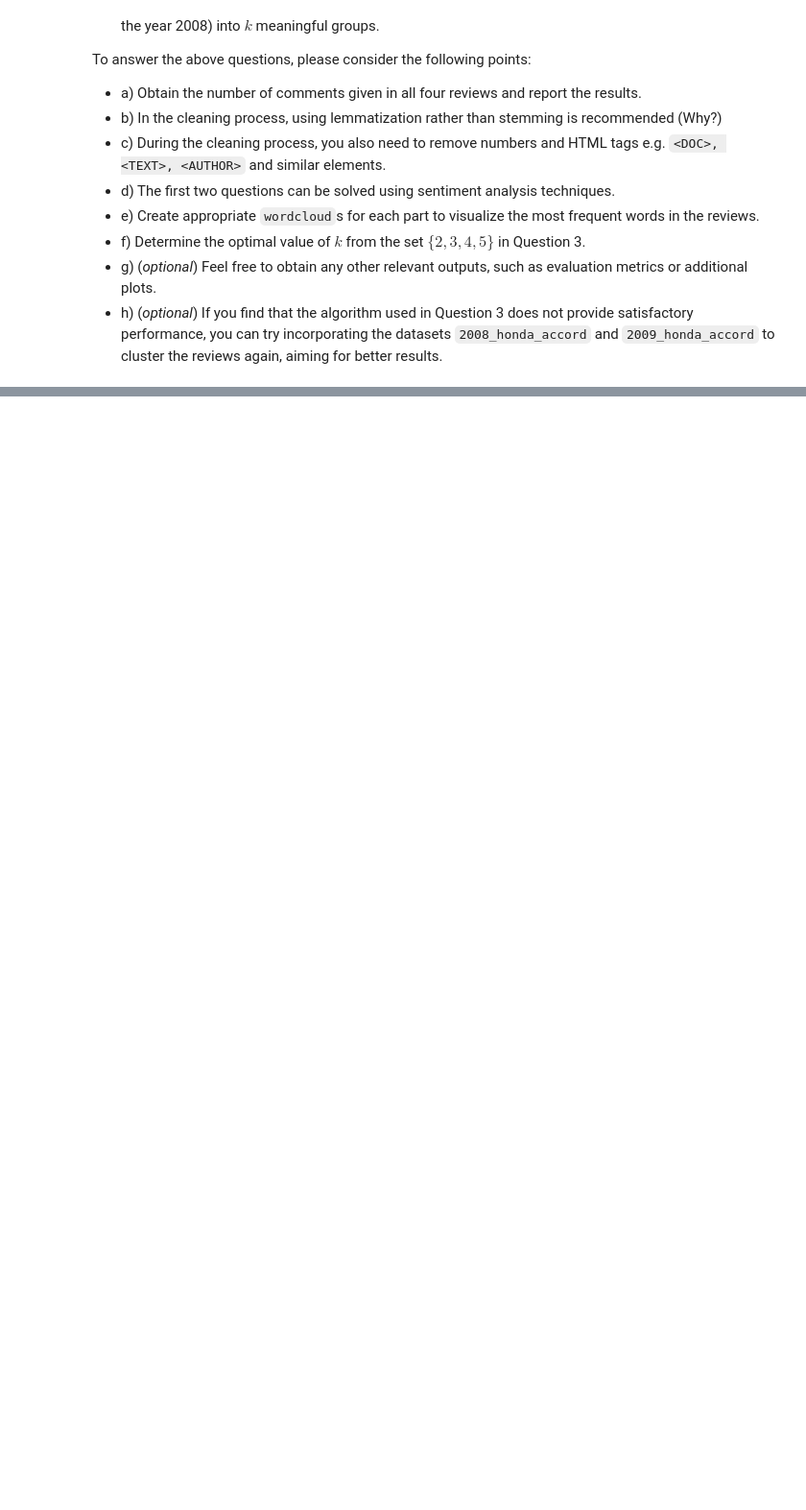
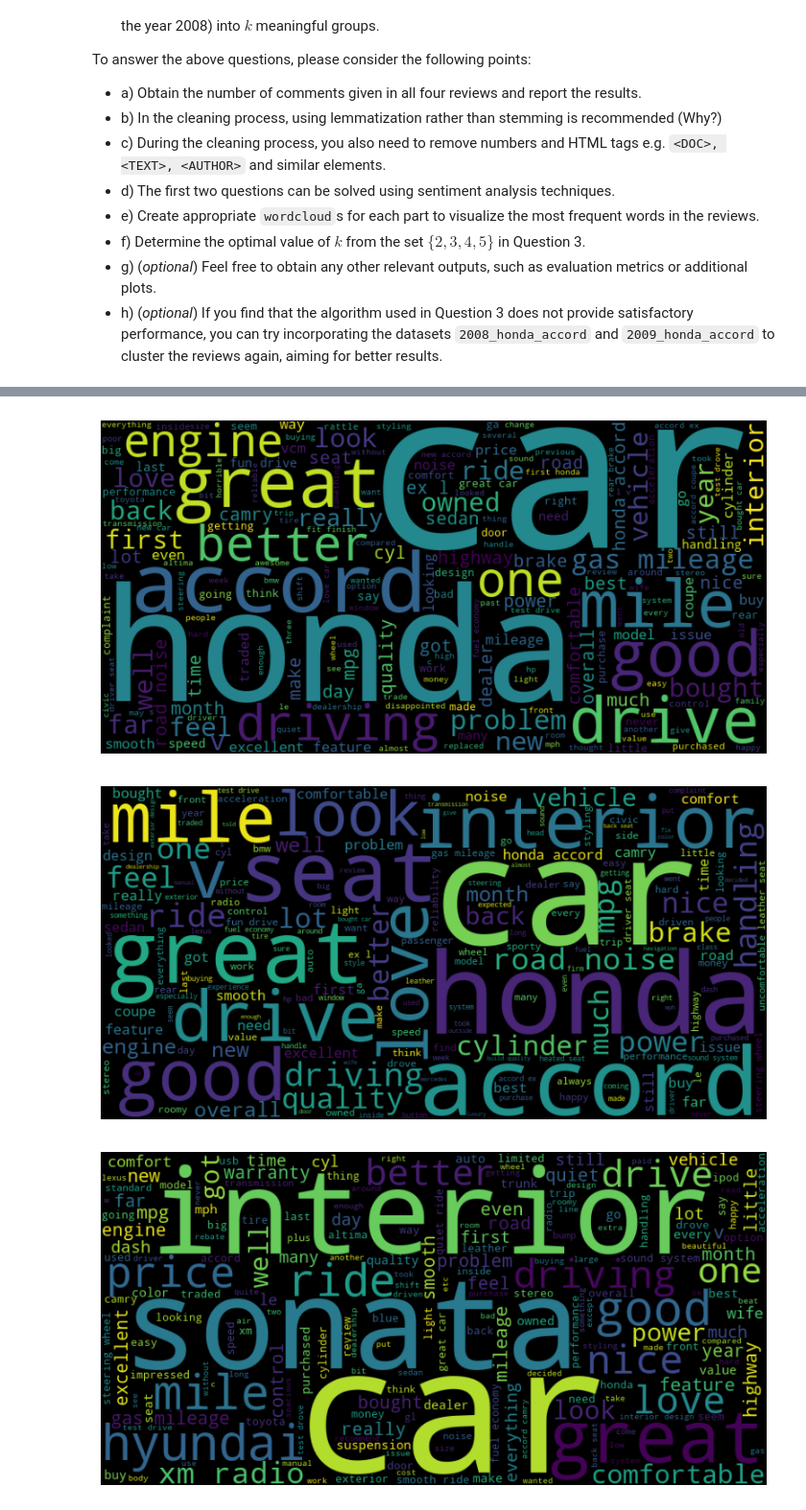
Before and after one commit to S3Stan/STK353_Group_Project, a Jupyter notebook: Final_Project_STK_353.ipynb, the cells around one changed output, grey strips where cells are left out. Shown at 96% size. Cells and saved outputs as stored; diff of their text form; code cells hidden in the pictures; blank space fills up the shorter version.

Commit message:
1. Updating to Ahmed's wordcloud and text reading code 2. Still to do finding teh optimal K value

```diff
--- a/Final_Project_STK_353.ipynb
+++ b/Final_Project_STK_353.ipynb
@@ -150,0 +235,23 @@ clean_words
+# %%
+#- e) Create appropriate `wordcloud`s for each part to visualize the most frequent words in the reviews.
+
+from wordcloud import WordCloud
+import matplotlib.pyplot as plt
+
+def generate_wordcloud(text):
+    wordcloud = WordCloud(width=800, height=400).generate(text)
+    plt.figure(figsize=(10, 5))
+    plt.imshow(wordcloud)
+    plt.axis('off')
+    plt.show()
+
+# Generate wordclouds for each dataset
+# As an example, here's how to do it for the 2008 Honda Accord
+generate_wordcloud(' '.join(honda_2008_reviews))
+generate_wordcloud(' '.join(honda_2009_reviews))
+generate_wordcloud(' '.join(hyundai_2009_reviews))
+generate_wordcloud(' '.join(toyota_2009_reviews))
+# %% [output]
+[figure, added]
+[figure, added]
+[figure, added]
```
Also changed, not shown: parts of 9 cells of this notebook.
